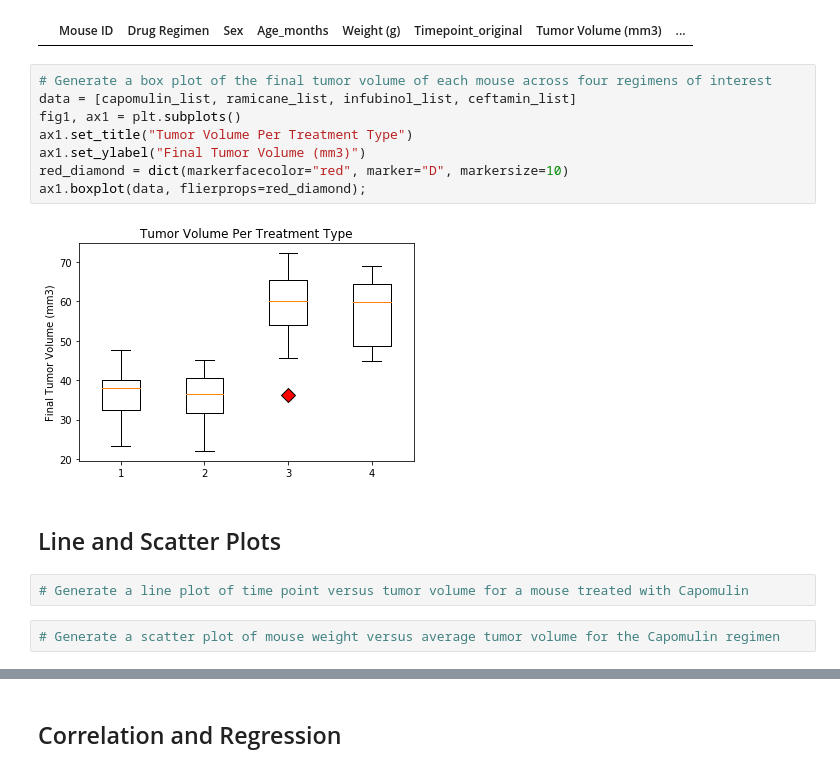
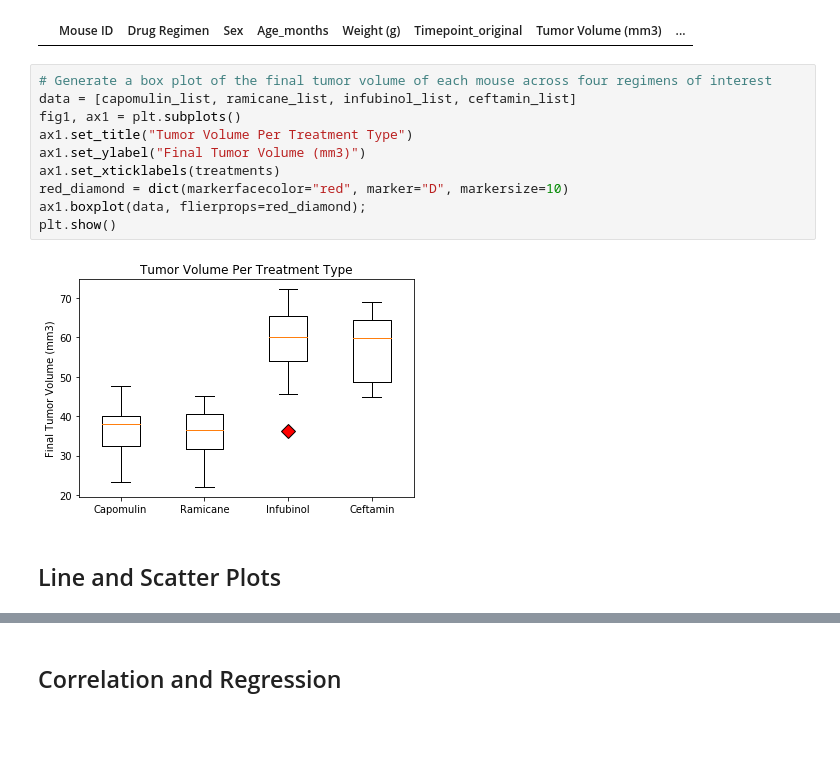
Before and after one commit to Autonomousse/Matplotlib-Cancer-Study, a Jupyter notebook: Pymaceuticals/pymaceuticals.ipynb, the cells around one changed output, grey strips where cells are left out. Saved outputs shown, nothing was run; the diff lists cells and outputs as text; blank space fills up the shorter version.

```diff
--- a/Pymaceuticals/pymaceuticals.ipynb
+++ b/Pymaceuticals/pymaceuticals.ipynb
@@ -476,16 +481,14 @@ There are no outliers for Ceftamin in the data.
 # %%
 # Generate a box plot of the final tumor volume of each mouse across four regimens of interest
 data = [capomulin_list, ramicane_list, infubinol_list, ceftamin_list]
 fig1, ax1 = plt.subplots()
 ax1.set_title("Tumor Volume Per Treatment Type")
 ax1.set_ylabel("Final Tumor Volume (mm3)")
+ax1.set_xticklabels(treatments)
 red_diamond = dict(markerfacecolor="red", marker="D", markersize=10)
 ax1.boxplot(data, flierprops=red_diamond);
+plt.show()
 # %% [output]
-[figure, old version]
+[figure, new version]
 # %% [markdown]
 ## Line and Scatter Plots
-# %%
-# Generate a line plot of time point versus tumor volume for a mouse treated with Capomulin
-# %%
-# Generate a scatter plot of mouse weight versus average tumor volume for the Capomulin regimen
```
Also changed, not shown: parts of 9 cells of this notebook.
